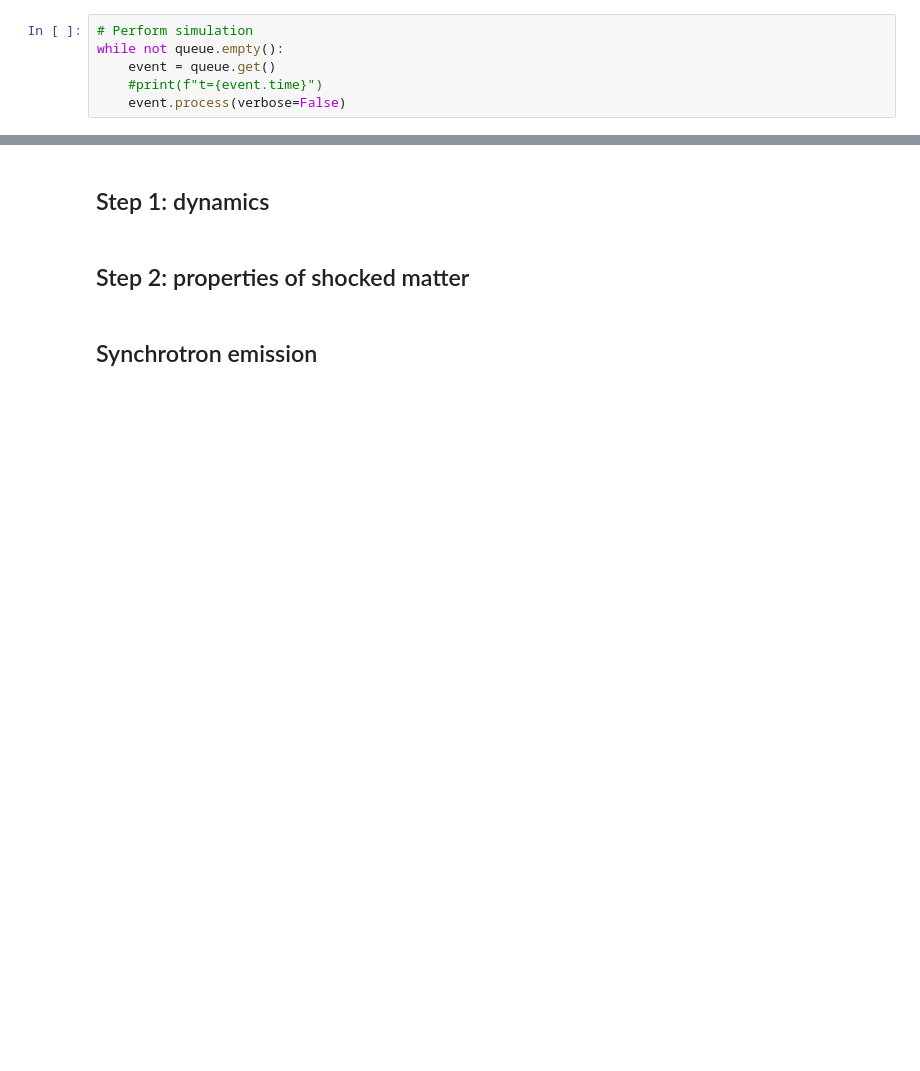
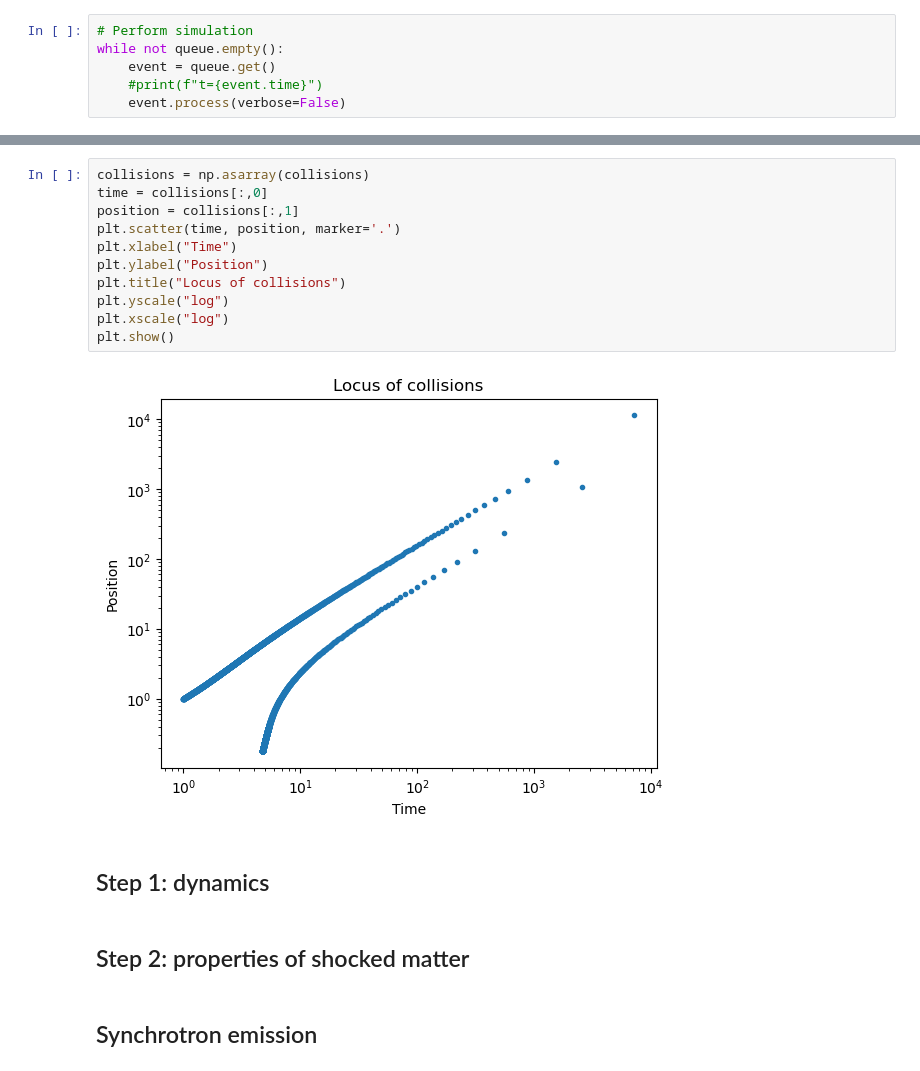
Before and after one commit to solano/gamma-ray-bursts, a Jupyter notebook: gamma-ray-bursts.ipynb, the cells around one changed output, grey strips where cells are left out. Drawn from its saved outputs; the diff is of its cells as text; blank space fills up the shorter version.

```diff
--- a/gamma-ray-bursts.ipynb
+++ b/gamma-ray-bursts.ipynb
@@ -190,3 +225,16 @@ plt.show()
+# %%
+collisions = np.asarray(collisions)
+time = collisions[:,0]
+position = collisions[:,1]
+plt.scatter(time, position, marker='.')
+plt.xlabel("Time")
+plt.ylabel("Position")
+plt.title("Locus of collisions")
+plt.yscale("log")
+plt.xscale("log")
+plt.show()
+# %% [output]
+[figure, added]
 # %% [markdown]
 ## Step 1: dynamics
 # %% [markdown]
```
Also changed, not shown: parts of 10 cells of this notebook.
